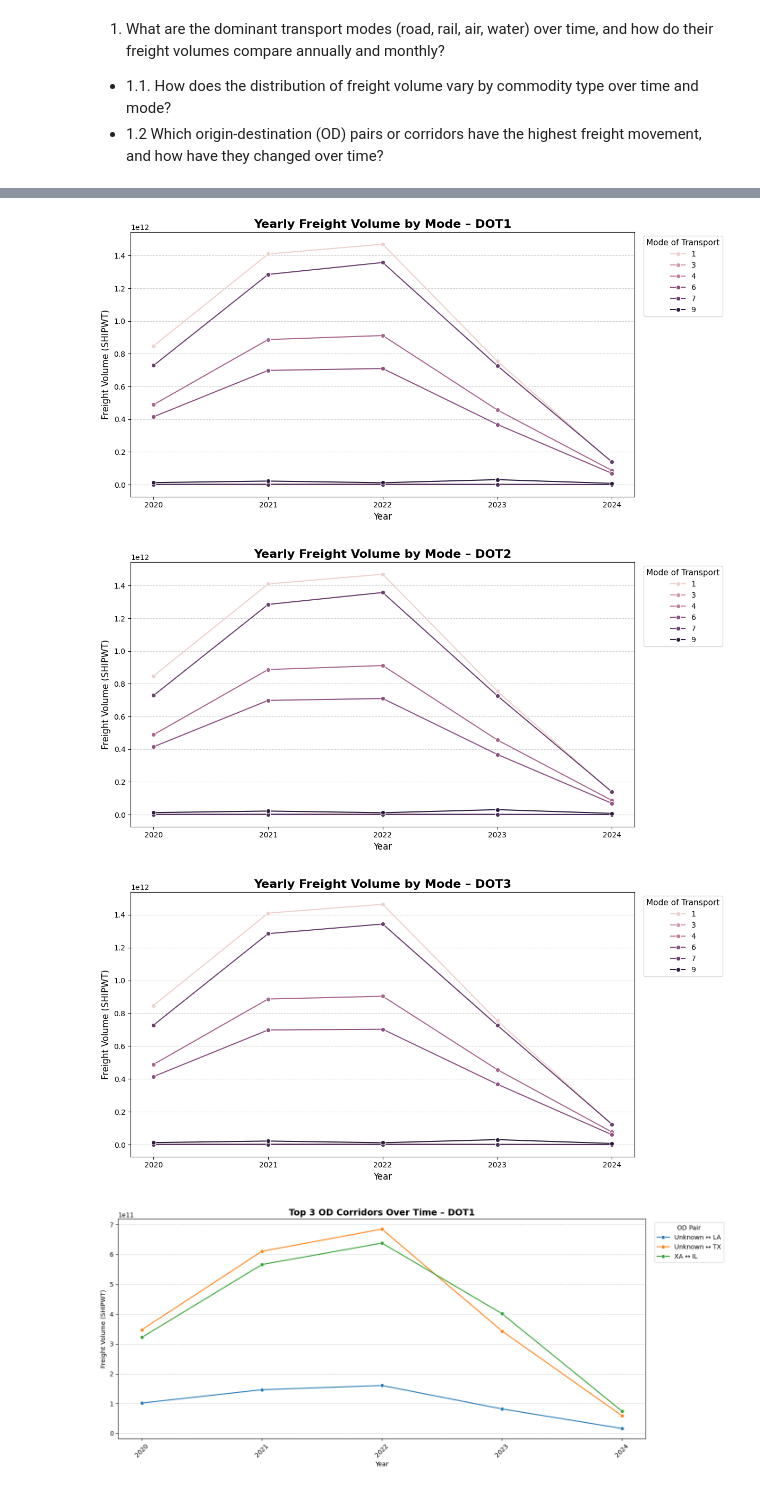
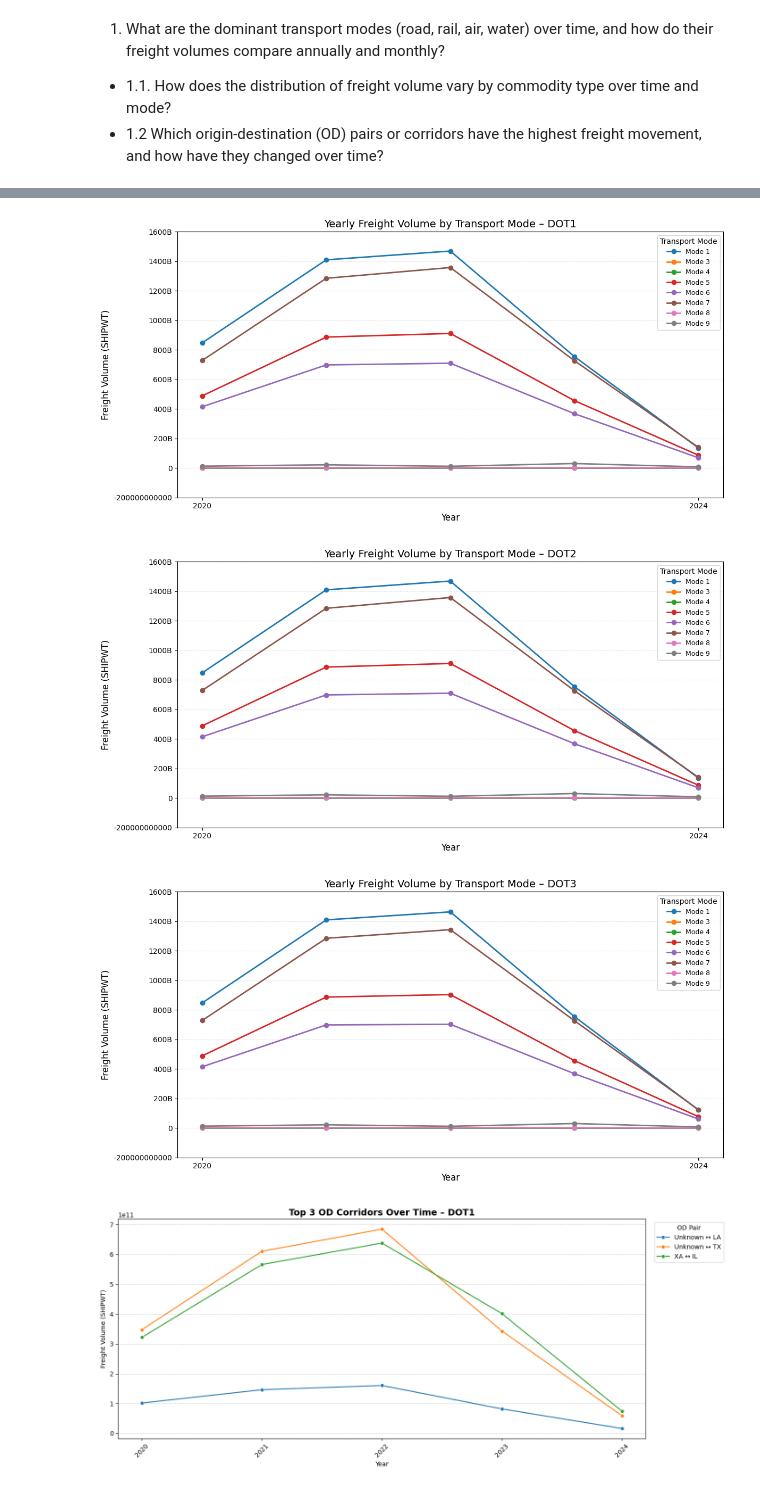
Before and after one commit to MillicentAgyir/transborder-freight-analysis, a Jupyter notebook: Answering Business Questions.ipynb, the cells around one changed output, grey strips where cells are left out. Cells and saved outputs as stored; diff of their text form; code cells hidden in the pictures.

```diff
--- a/Answering Business Questions.ipynb
+++ b/Answering Business Questions.ipynb
@@ -144,45 +197,69 @@ lineplot_monthly_by_mode('deduped_dot3.csv', 'DOT3')
 # %%
 import pandas as pd
 import matplotlib.pyplot as plt
-import seaborn as sns
+
+def format_large_number(num):
+    """Formats numbers like 3M, 40B, etc."""
+    if num >= 1e9:
+        return f'{num / 1e9:.0f}B'
+    elif num >= 1e6:
+        return f'{num / 1e6:.0f}M'
+    elif num >= 1e3:
+        return f'{num / 1e3:.0f}K'
+    else:
+        return str(int(num))
 
 def plot_yearly_freight_by_mode(file, title):
-    df = pd.read_csv(file, usecols=['YEAR', 'DISAGMOT', 'SHIPWT'], low_memory=False)
-    df.dropna(subset=['YEAR', 'DISAGMOT', 'SHIPWT'], inplace=True)
+    # Load and clean data
+    df = pd.read_csv(file, usecols=['YEAR', 'SHIPWT', 'DISAGMOT'])
+    df = df.dropna(subset=['YEAR', 'SHIPWT', 'DISAGMOT'])
 
-    # Convert data types
-    df['YEAR'] = pd.to_numeric(df['YEAR'], errors='coerce').astype('Int64')
+    df['YEAR'] = df['YEAR'].astype(int)
     df['SHIPWT'] = pd.to_numeric(df['SHIPWT'], errors='coerce')
-    df.dropna(inplace=True)
+    df['DISAGMOT'] = df['DISAGMOT'].astype(str)
+    df = df.dropna()
 
-    # Group and sort
+    # Aggregate and pivot
     grouped = df.groupby(['YEAR', 'DISAGMOT'])['SHIPWT'].sum().reset_index()
-    grouped = grouped.sort_values(by='YEAR')
+    pivot_df = grouped.pivot(index='YEAR', columns='DISAGMOT', values='SHIPWT').fillna(0)
 
-    # Set integer years as ticks
-    unique_years = sorted(grouped['YEAR'].dropna().unique())
+    # Plot
+    fig, ax = plt.subplots(figsize=(12, 6))
+    color_cycle = plt.get_cmap('tab10').colors
 
-    plt.figure(figsize=(12, 6))
-    sns.lineplot(data=grouped, x='YEAR', y='SHIPWT', hue='DISAGMOT', marker='o')
+    for i, col in enumerate(pivot_df.columns):
+        ax.plot(pivot_df.index, pivot_df[col],
+                label=f'Mode {col}',
+                color=color_cycle[i % len(color_cycle)],
+                marker='o',
+                linewidth=2)
 
-    plt.title(f'Yearly Freight Volume by Mode – {title}', fontsize=16, fontweight='bold')
-    plt.xlabel('Year', fontsize=12)
-    plt.ylabel('Freight Volume (SHIPWT)', fontsize=12)
-    plt.xticks(ticks=unique_years, labels=[str(int(yr)) for yr in unique_years], fontsize=10)
-    plt.yticks(fontsize=10)
-    plt.grid(axis='y', linestyle='--', alpha=0.6)
-    plt.legend(title='Mode of Transport', title_fontsize=11, fontsize=10, bbox_to_anchor=(1.01, 1), loc='upper left')
+    # Format x-axis to show only first and last year
+    year_range = pivot_df.index.tolist()
+    ax.set_xticks([year_range[0], year_range[-1]])
+    ax.set_xticklabels([str(year_range[0]), str(year_range[-1])])
+
+    # Format y-axis labels
+    ax.set_yticks(ax.get_yticks())  # ensure ticks are shown
+    ax.set_yticklabels([format_large_number(y) for y in ax.get_yticks()])
+
+    # Final touches
+    ax.set_xlabel('Year', fontsize=12)
+    ax.set_ylabel('Freight Volume (SHIPWT)', fontsize=12)
+    ax.set_title(f'Yearly Freight Volume by Transport Mode – {title}', fontsize=14)
+    ax.grid(True, axis='y', linestyle='--', alpha=0.3)
+    ax.legend(title='Transport Mode', loc='best', fontsize=9)
     plt.tight_layout()
     plt.show()
 
-
+#  usage
 plot_yearly_freight_by_mode('deduped_dot1.csv', 'DOT1')
 plot_yearly_freight_by_mode('deduped_dot2.csv', 'DOT2')
 plot_yearly_freight_by_mode('deduped_dot3.csv', 'DOT3')
 # %% [output]
-[figure, old version]
+[figure, new version]
-[figure, old version]
+[figure, new version]
-[figure, old version]
+[figure, new version]
 # %%
 import pandas as pd
 import matplotlib.pyplot as plt
```
Also changed, not shown: parts of 6 cells of this notebook.
